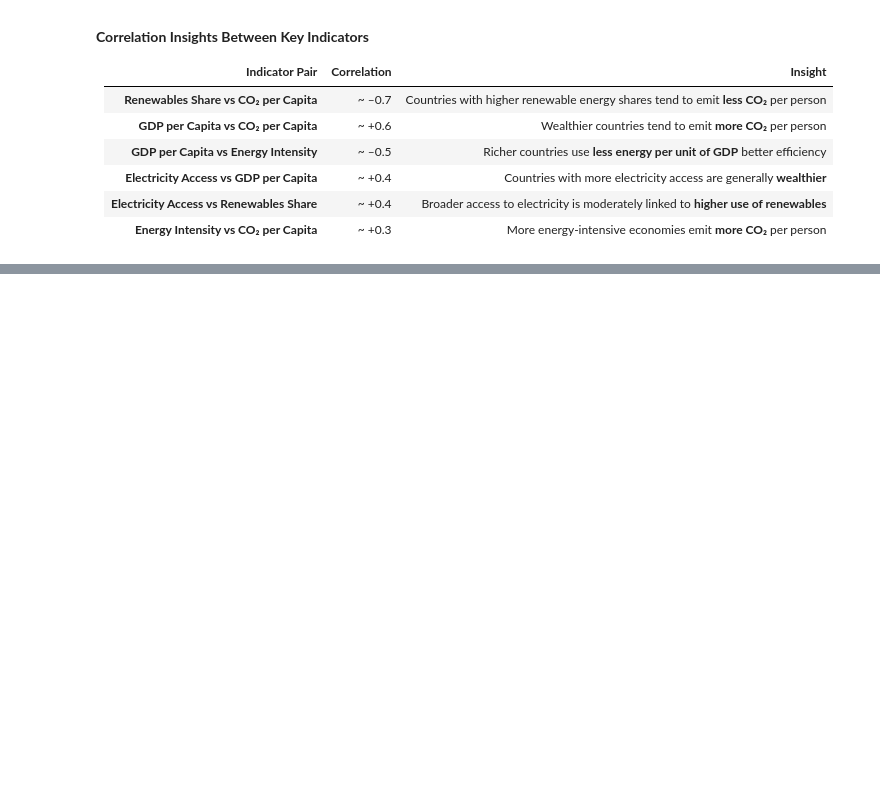
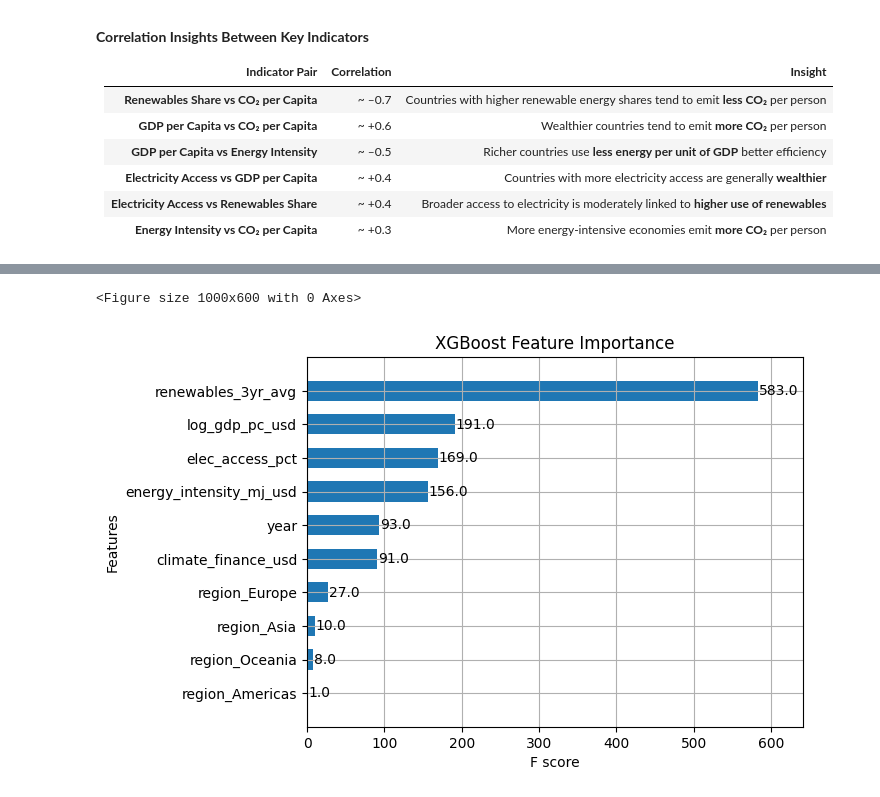
Before and after one commit to SelinaFischer/climate_tipping_points, a Jupyter notebook: jupyter_notebooks/2. eda process.ipynb, the cells around one changed output, grey strips where cells are left out. Saved outputs shown, nothing was run; the diff lists cells and outputs as text; code cells hidden in the pictures; blank space fills up the shorter version.

```diff
--- a/jupyter_notebooks/2. eda process.ipynb
+++ b/jupyter_notebooks/2. eda process.ipynb
@@ -652,0 +691,7 @@ heatmap.show()
+# %%
+X_train, X_test, y_train, y_test = train_test_split(X, y, test_size=0.2, random_state=42)
+
+# Standardize (especially important for linear regression)
+scaler = StandardScaler()
+X_train_scaled = scaler.fit_transform(X_train)
+X_test_scaled = scaler.transform(X_test)
@@ -652,0 +786,13 @@ heatmap.show()
+# %%
+# plot top predictors
+
+from xgboost import plot_importance
+import matplotlib.pyplot as plt
+
+plt.figure(figsize=(10, 6))
+plot_importance(xgb_model, max_num_features=10, height=0.6)
+plt.title("XGBoost Feature Importance")
+plt.show()
+# %% [output]
+<Figure size 1000x600 with 0 Axes>
+[figure, added]
```
Also changed, not shown: parts of 8 cells of this notebook, 1 other file.
